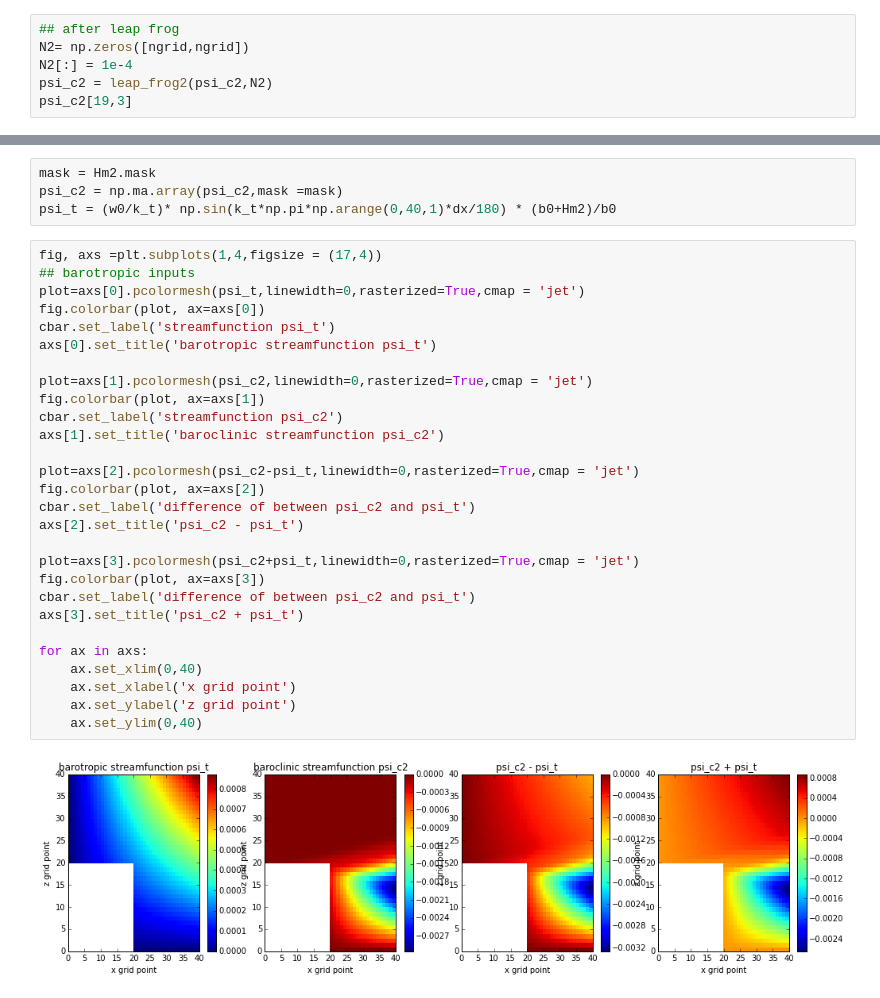
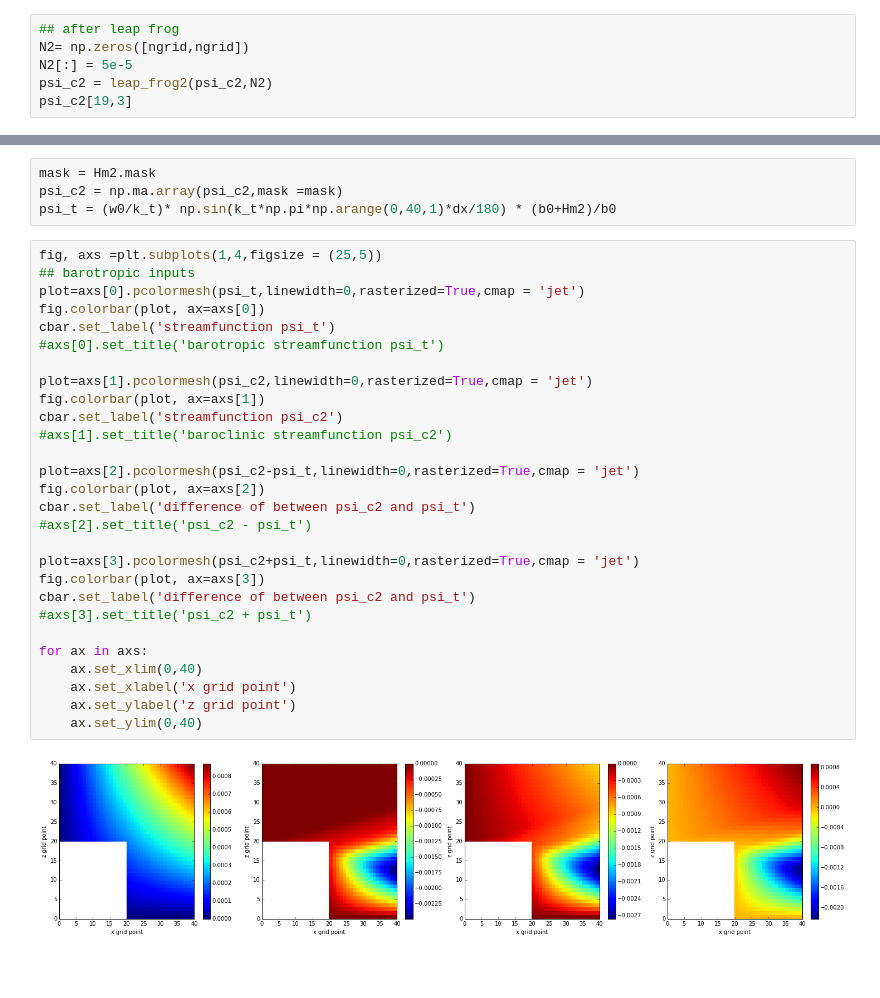
Before and after one commit to jieliu920608/Lab7Assignment, a Jupyter notebook: Project.ipynb, the cells around one changed output, grey strips where cells are left out. Cells and saved outputs as stored; diff of their text form; blank space fills up the shorter version.

```diff
--- a/Project.ipynb
+++ b/Project.ipynb
@@ -436,7 +433,7 @@ for ax in axs:
 # %%
 ## after leap frog
 N2= np.zeros([ngrid,ngrid])
-N2[:] = 1e-4
+N2[:] = 5e-5
 psi_c2 = leap_frog2(psi_c2,N2)
 psi_c2[19,3]
 # %% [output]
@@ -449,32 +446,32 @@ mask = Hm2.mask
 psi_c2 = np.ma.array(psi_c2,mask =mask)
 psi_t = (w0/k_t)* np.sin(k_t*np.pi*np.arange(0,40,1)*dx/180) * (b0+Hm2)/b0
 # %%
-fig, axs =plt.subplots(1,4,figsize = (17,4))
+fig, axs =plt.subplots(1,4,figsize = (25,5))
 ## barotropic inputs
 plot=axs[0].pcolormesh(psi_t,linewidth=0,rasterized=True,cmap = 'jet')
 fig.colorbar(plot, ax=axs[0])
 cbar.set_label('streamfunction psi_t')
-axs[0].set_title('barotropic streamfunction psi_t')
+#axs[0].set_title('barotropic streamfunction psi_t')
 
 plot=axs[1].pcolormesh(psi_c2,linewidth=0,rasterized=True,cmap = 'jet')
 fig.colorbar(plot, ax=axs[1])
 cbar.set_label('streamfunction psi_c2')
-axs[1].set_title('baroclinic streamfunction psi_c2')
+#axs[1].set_title('baroclinic streamfunction psi_c2')
 
 plot=axs[2].pcolormesh(psi_c2-psi_t,linewidth=0,rasterized=True,cmap = 'jet')
 fig.colorbar(plot, ax=axs[2])
 cbar.set_label('difference of between psi_c2 and psi_t')
-axs[2].set_title('psi_c2 - psi_t')
+#axs[2].set_title('psi_c2 - psi_t')
 
 plot=axs[3].pcolormesh(psi_c2+psi_t,linewidth=0,rasterized=True,cmap = 'jet')
 fig.colorbar(plot, ax=axs[3])
 cbar.set_label('difference of between psi_c2 and psi_t')
-axs[3].set_title('psi_c2 + psi_t')
+#axs[3].set_title('psi_c2 + psi_t')
 
 for ax in axs:
     ax.set_xlim(0,40)
     ax.set_xlabel('x grid point')
     ax.set_ylabel('z grid point')
     ax.set_ylim(0,40)
 # %% [output]
-[figure, old version]
+[figure, new version]
```
Also changed, not shown: parts of 2 cells of this notebook.
